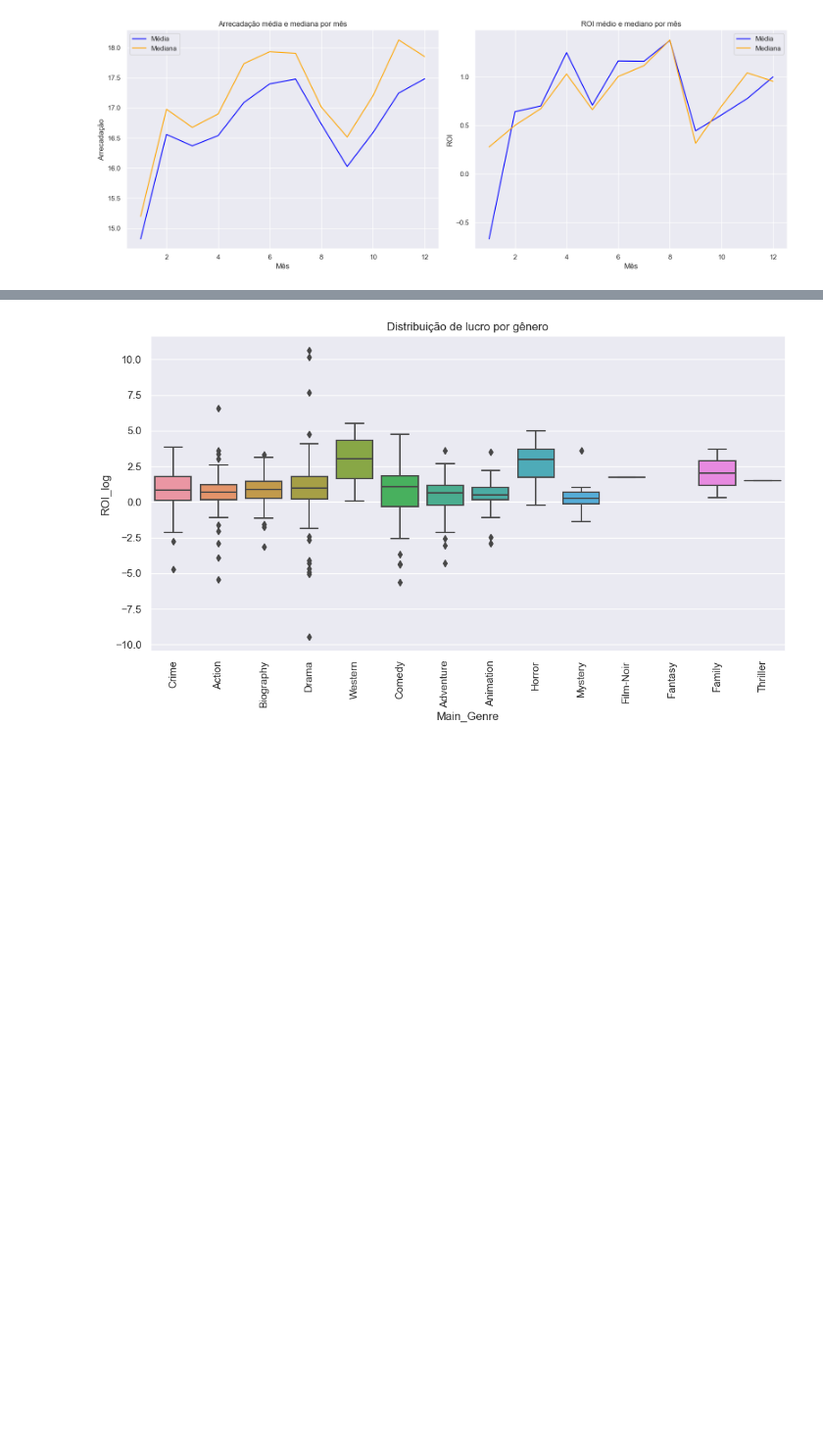
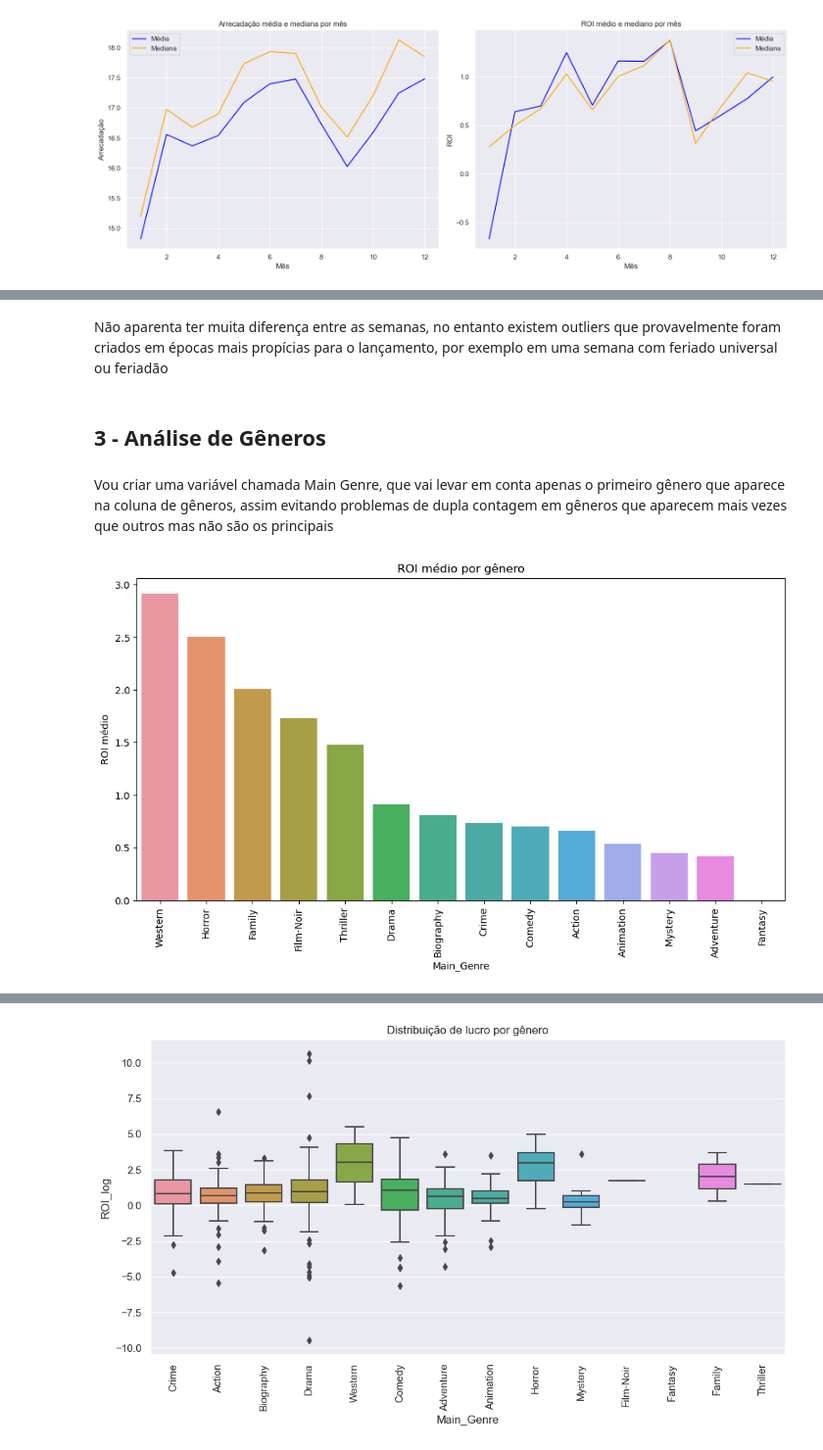
Before and after one commit to GabrielcordH/analise_IMDB, a Jupyter notebook: EDA.ipynb, the cells around one changed output, grey strips where cells are left out. Shown at 98% size. Saved outputs shown, nothing was run; the diff lists cells and outputs as text; code cells hidden in the pictures; blank space fills up the shorter version.

```diff
--- a/EDA.ipynb
+++ b/EDA.ipynb
@@ -46,0 +83,19 @@ plt.show()
+# %% [markdown]
+Não aparenta ter muita diferença entre as semanas, no entanto existem outliers que provavelmente foram criados em épocas mais propícias para o lançamento, por exemplo em uma semana com feriado universal ou feriadão
+# %% [markdown]
+## 3 - Análise de Gêneros
+# %% [markdown]
+Vou criar uma variável chamada Main Genre, que vai levar em conta apenas o primeiro gênero que aparece na coluna de gêneros, assim evitando problemas de dupla contagem em gêneros que aparecem mais vezes que outros mas não são os principais
+# %%
+df['Main_Genre'] = df['Genre'].str.split(',').str[0]
+
+profit_by_genre = df.groupby('Main_Genre')['ROI_log'].mean().sort_values(ascending=False)
+
+plt.figure(figsize=(12,6))
+sns.barplot(x=profit_by_genre.index, y=profit_by_genre.values)
+plt.xticks(rotation=90)
+plt.title("ROI médio por gênero")
+plt.ylabel("ROI médio")
+plt.show()
+# %% [output]
+[figure, added]
```
Also changed, not shown: parts of 40 cells of this notebook.
